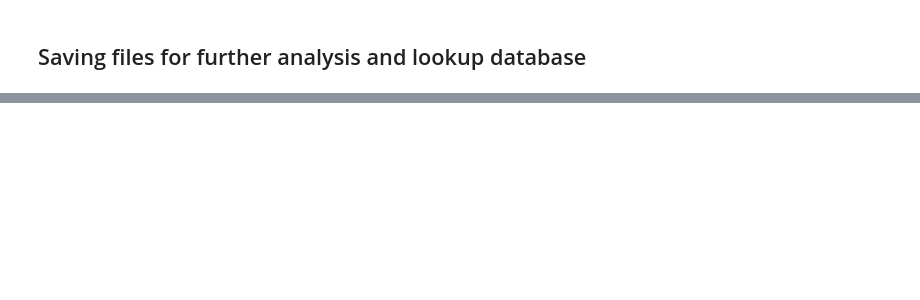
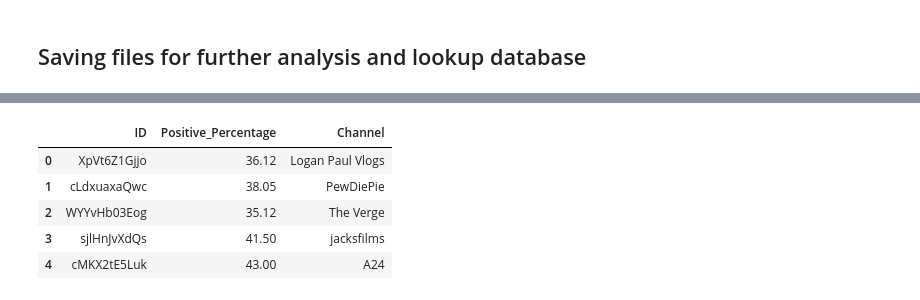
Before and after one commit to valazeinali/Yale-Hackathon, a Jupyter notebook: Sentementa.ipynb, the cells around one changed output, grey strips where cells are left out. Saved outputs shown, nothing was run; the diff lists cells and outputs as text; code cells hidden in the pictures; blank space fills up the shorter version.

```diff
--- a/Sentementa.ipynb
+++ b/Sentementa.ipynb
@@ -308,0 +322,9 @@ all_channel_sentiment.to_csv("All_Channel_Sentiment.csv")
+# %%
+data.head()
+# %% [output]
+|  | ID | Positive_Percentage | Channel |
+| 0 | XpVt6Z1Gjjo | 36.12 | Logan Paul Vlogs |
+| 1 | cLdxuaxaQwc | 38.05 | PewDiePie |
+| 2 | WYYvHb03Eog | 35.12 | The Verge |
+| 3 | sjlHnJvXdQs | 41.50 | jacksfilms |
+| 4 | cMKX2tE5Luk | 43.00 | A24 |
```
Also changed, not shown: parts of 15 cells of this notebook, 1 other file.
